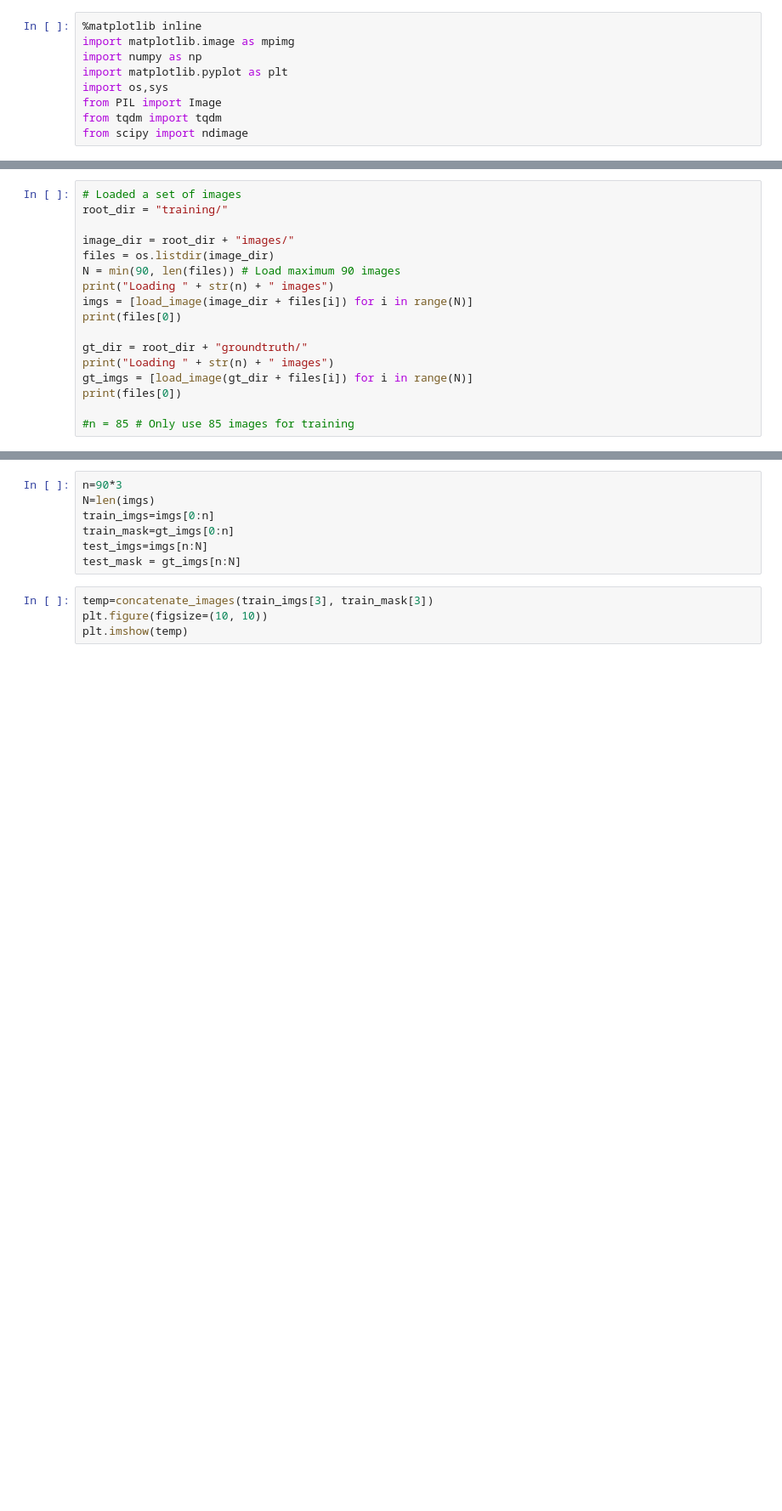
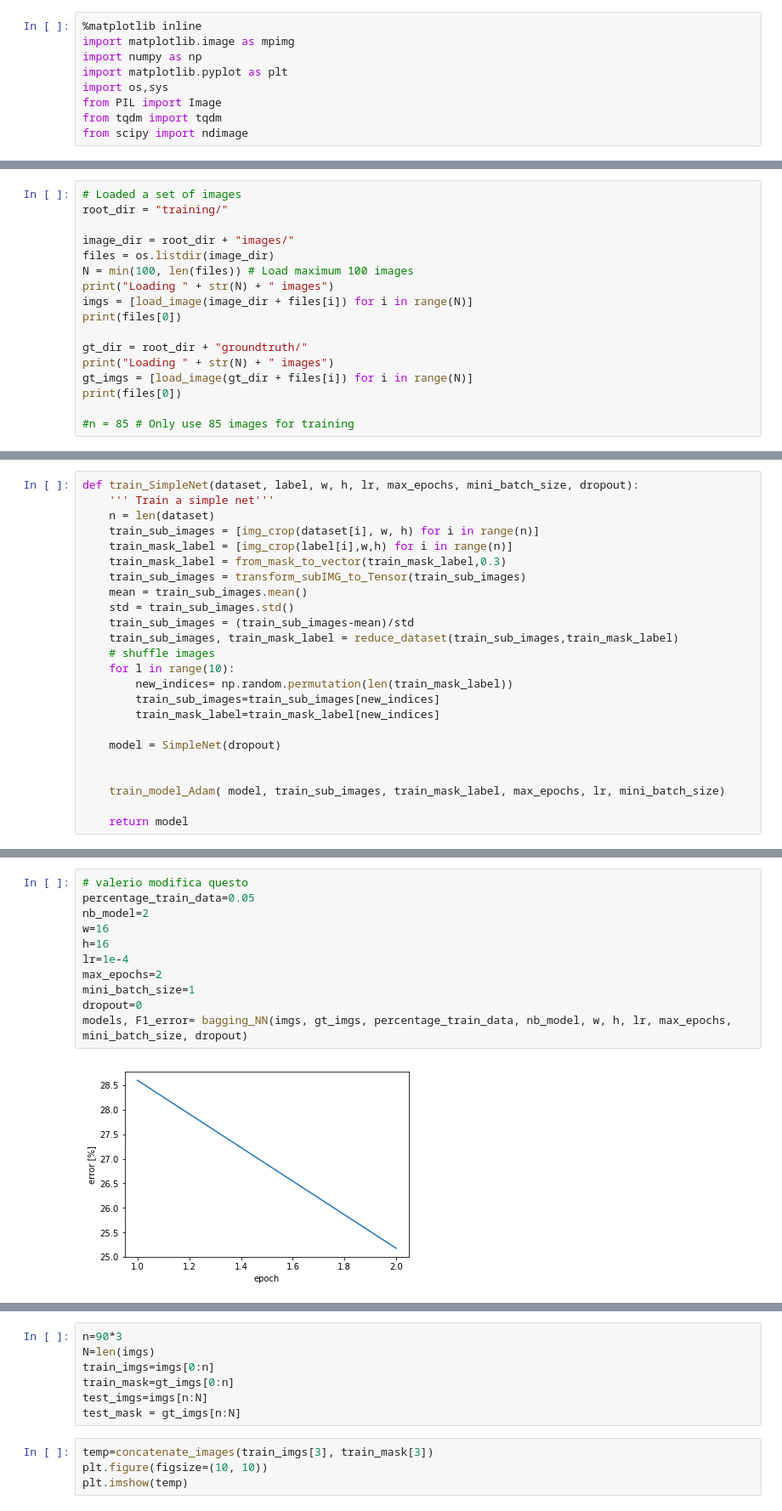
Before and after one commit to diegofiori/ML_RoadSegmentation, a Jupyter notebook: ML_notebook_Diego.ipynb, the cells around one changed output, grey strips where cells are left out. Shown at 85% size. Drawn from its saved outputs; the diff is of its cells as text; blank space fills up the shorter version.

Commit message:
bagging with NN

```diff
--- a/ML_notebook_Diego.ipynb
+++ b/ML_notebook_Diego.ipynb
@@ -70,13 +21,13 @@ root_dir = "training/"
 
 image_dir = root_dir + "images/"
 files = os.listdir(image_dir)
-N = min(90, len(files)) # Load maximum 90 images
-print("Loading " + str(n) + " images")
+N = min(100, len(files)) # Load maximum 100 images
+print("Loading " + str(N) + " images")
 imgs = [load_image(image_dir + files[i]) for i in range(N)]
 print(files[0])
 
 gt_dir = root_dir + "groundtruth/"
-print("Loading " + str(n) + " images")
+print("Loading " + str(N) + " images")
 gt_imgs = [load_image(gt_dir + files[i]) for i in range(N)]
 print(files[0])
 
@@ -94,0 +66,24 @@ Total number of imgages: 360
+# %%
+def train_SimpleNet(dataset, label, w, h, lr, max_epochs, mini_batch_size, dropout):
+    ''' Train a simple net'''
+    n = len(dataset)
+    train_sub_images = [img_crop(dataset[i], w, h) for i in range(n)]
+    train_mask_label = [img_crop(label[i],w,h) for i in range(n)]
+    train_mask_label = from_mask_to_vector(train_mask_label,0.3)
+    train_sub_images = transform_subIMG_to_Tensor(train_sub_images)
+    mean = train_sub_images.mean()
+    std = train_sub_images.std()
+    train_sub_images = (train_sub_images-mean)/std
+    train_sub_images, train_mask_label = reduce_dataset(train_sub_images,train_mask_label)
+    # shuffle images
+    for l in range(10):
+        new_indices= np.random.permutation(len(train_mask_label))
+        train_sub_images=train_sub_images[new_indices]
+        train_mask_label=train_mask_label[new_indices]
+
+    model = SimpleNet(dropout)
+
+
+    train_model_Adam( model, train_sub_images, train_mask_label, max_epochs, lr, mini_batch_size)
+
+    return model
@@ -94,0 +125,13 @@ Total number of imgages: 360
+# %%
+# valerio modifica questo
+percentage_train_data=0.05
+nb_model=2
+w=16
+h=16
+lr=1e-4
+max_epochs=2
+mini_batch_size=1
+dropout=0
+models, F1_error= bagging_NN(imgs, gt_imgs, percentage_train_data, nb_model, w, h, lr, max_epochs, mini_batch_size, dropout)
+# %% [output]
+[figure, added]
```
Also changed, not shown: parts of 29 cells of this notebook, 2 other files.
